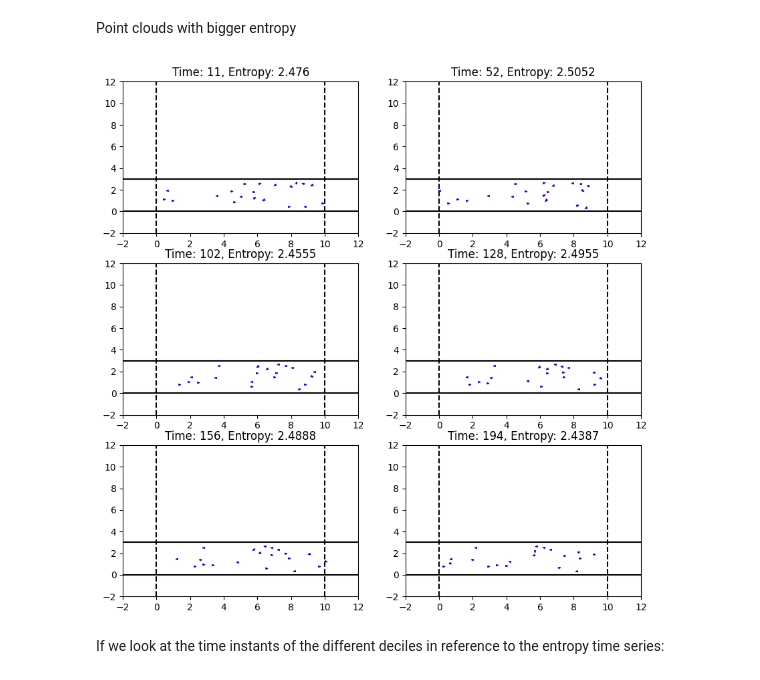
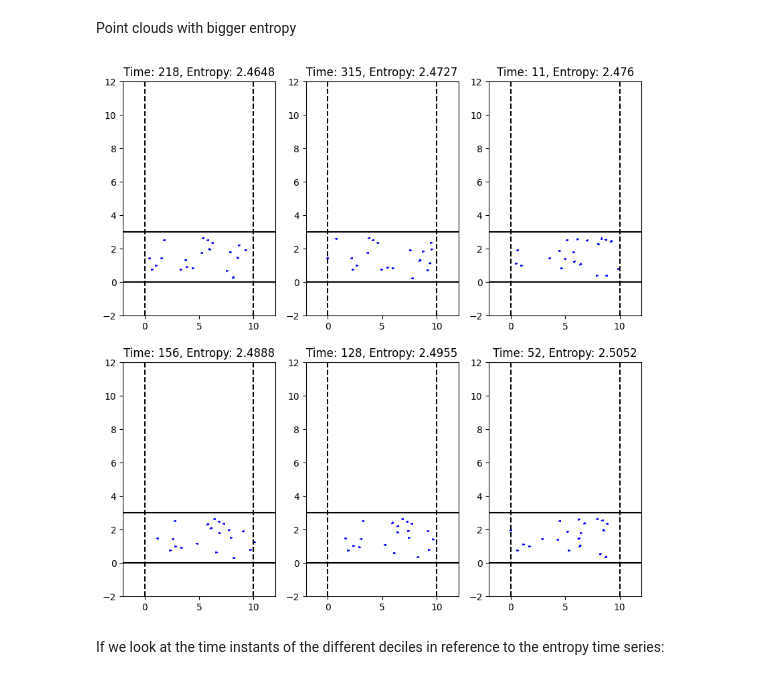
Before and after one commit to Cimagroup/Experiments_T6.3.2, a Jupyter notebook: CorridorScenario/PersistentEntropy_Experiments/CorridorScenario_ORCA.ipynb, the cells around one changed output. Cells and saved outputs as stored; diff of their text form; code cells hidden in the pictures.

```diff
--- a/CorridorScenario/PersistentEntropy_Experiments/CorridorScenario_ORCA.ipynb
+++ b/CorridorScenario/PersistentEntropy_Experiments/CorridorScenario_ORCA.ipynb
@@ -157,8 +174,15 @@ import gudhi as gd
 import plotly.graph_objects as go
 import plotly.figure_factory as ff
 import math
-import functions as fu
 from scipy.stats import pearsonr,spearmanr, shapiro
+
+# import created library for experiments.
+import importlib.util
+from pathlib import Path
+ruta_archivo = Path("../..") / "functions.py"
+spec = importlib.util.spec_from_file_location("functions", ruta_archivo)
+fu = importlib.util.module_from_spec(spec)
+spec.loader.exec_module(fu)
 # %%
 time=0
 plt.figure(figsize=(8, 8))
@@ -245,12 +269,12 @@ major_indexes = major_peaks[np.argsort(np.array(entropies)[major_peaks])][-6:]
 # %% [markdown]
 Point clouds with lower entropy
 # %%
-fig, axs = plt.subplots(nrows=3, ncols=2, figsize=(10, 10))
+fig, axs = plt.subplots(nrows=2, ncols=3, figsize=(10, 10))
 import matplotlib.patches as patches
 from matplotlib.patches import FancyArrowPatch
-for i in range(3):
-    for j in range(2):
-        moment = minor_peaks[2*i+j]
+for i in range(2):
+    for j in range(3):
+        moment = minor_indexes[j+i*3]
         points = ps[moment,:,:]
         x = points[:, 0]
         y = points[:, 1]
@@ -267,6 +291,6 @@ for ax in axs.flat:
     ax.axvline(x=length,color='black',linestyle="--")
     ax.axhline(y=0, color='black')
     ax.axhline(y=width, color='black')
-plt.savefig(f'CorridorImages/LowerEntropy{behavior}.png', dpi=300, bbox_inches='tight')
+plt.savefig(f'Images/LowerEntropy{behavior}.png', dpi=300, bbox_inches='tight')
 plt.show()
 # %% [output]
@@ -274,32 +298,32 @@ plt.show()
 # %% [markdown]
 Point clouds with bigger entropy
 # %%
-fig, axs = plt.subplots(nrows=3, ncols=2, figsize=(10, 10))
+fig, axs = plt.subplots(nrows=2, ncols=3, figsize=(10, 10))
 import matplotlib.patches as patches
 from matplotlib.patches import FancyArrowPatch
-for i in range(3):
-    for j in range(2):
-        moment = major_peaks[2*i+j]
+for i in range(2):
+    for j in range(3):
+        moment = major_indexes[j+i*3]
         points = ps[moment,:,:]
         x = points[:, 0]
         y = points[:, 1]
         angle = points[:, 2]
         for (a,b,c) in zip(x,y,angle):
             marker, scale = fu.gen_arrow_head_marker(c)
             markersize = 25
             axs[i,j].scatter(a,b,marker=marker,c="blue", s=20)
         axs[i,j].set_title(f"Time: {moment}, Entropy: {entropies[moment]}")
 for ax in axs.flat:
     ax.set_xlim([-length*0.2,length*1.2])
     ax.set_ylim([-length*0.2,length*1.2]) #ax.set_ylim([-width*0.2,width*1.2])
     ax.axvline(x=0,color='black',linestyle="--")
     ax.axvline(x=length,color='black',linestyle="--")
     ax.axhline(y=0, color='black')
     ax.axhline(y=width, color='black')
-plt.savefig(f'CorridorImages/HigherEntropy{behavior}.png', dpi=300, bbox_inches='tight')
+plt.savefig(f'Images/HigherEntropy{behavior}.png', dpi=300, bbox_inches='tight')
 plt.show()
 # %% [output]
-[figure, old version]
+[figure, new version]
 # %% [markdown]
 If we look at the time instants of the different deciles in reference to the entropy time series:
 # %%
```
Also changed, not shown: parts of 7 cells of this notebook, 49 other files.
